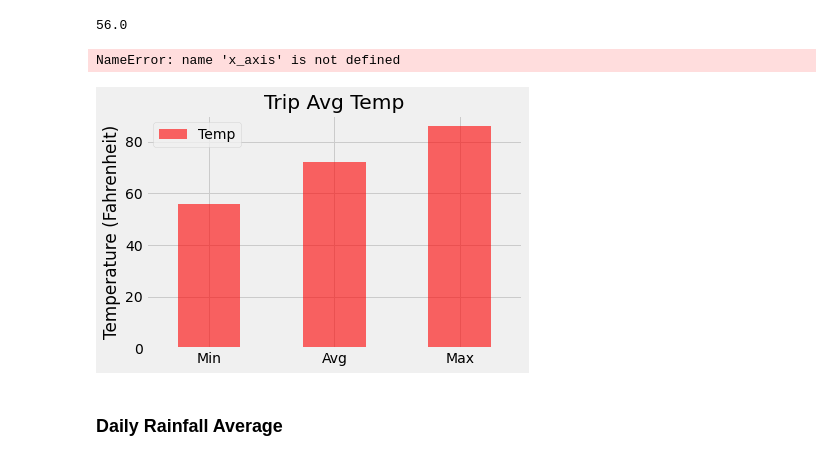
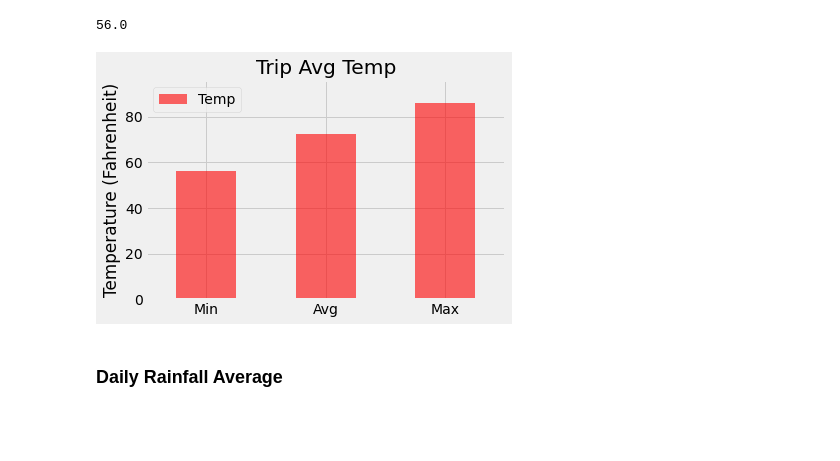
Before and after one commit to alexdanieldelcampo/sqlalchemy-challenge, a Jupyter notebook: temp_analysis_bonus_2_starter.ipynb, the cells around one changed output. Cells and saved outputs as stored; diff of their text form; code cells hidden in the pictures; blank space fills up the shorter version.

```diff
--- a/temp_analysis_bonus_2_starter.ipynb
+++ b/temp_analysis_bonus_2_starter.ipynb
@@ -68,22 +69,20 @@ one_year[0][0]
 # %%
 # Plot the results from your previous query as a bar chart.
 # Use "Trip Avg Temp" as your Title
 # Use the average temperature for bar height (y value)
 # Use the peak-to-peak (tmax-tmin) value as the y error bar (yerr)
 
 one_year_df = pd.DataFrame({"Temp": one_year[0]}, index = ["Min", "Avg","Max"])
 one_year_df
 one_year_df.plot(kind='bar', color='r', alpha=.6)
 plt.title("Trip Avg Temp")
 plt.xticks(rotation=0)
 plt.ylabel("Temperature (Fahrenheit)")
-plt.xlim(-0.75, len(x_axis))
 plt.ylim(0, max(one_year_df["Temp"])+10)
 plt.tight_layout()
 plt.show()
 # %% [output]
-NameError: name 'x_axis' is not defined
-[figure, old version]
+[figure, new version]
 # %% [markdown]
 ### Daily Rainfall Average
 # %%
```
Also changed, not shown: parts of 5 cells of this notebook.
